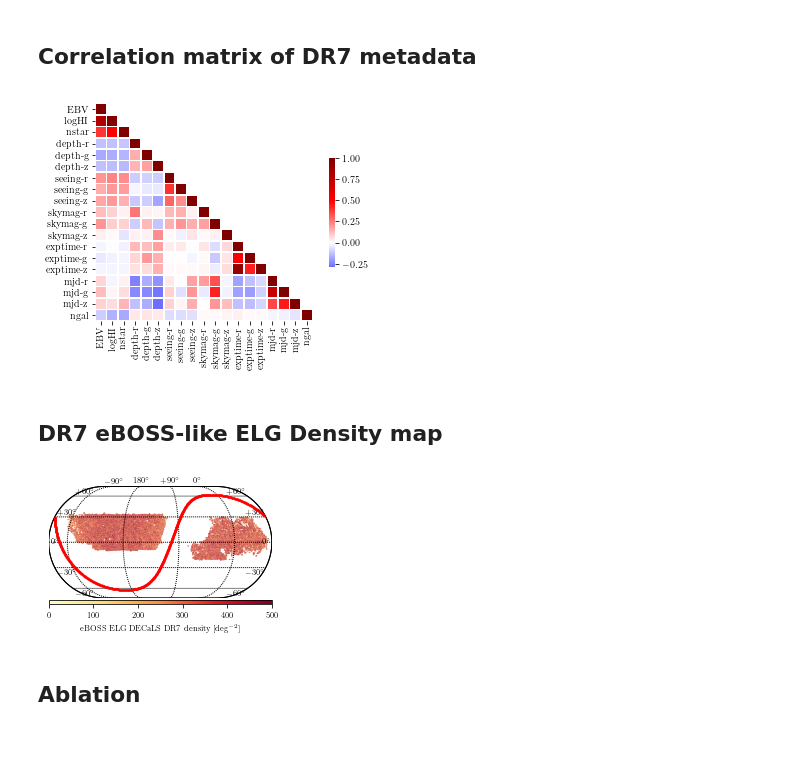
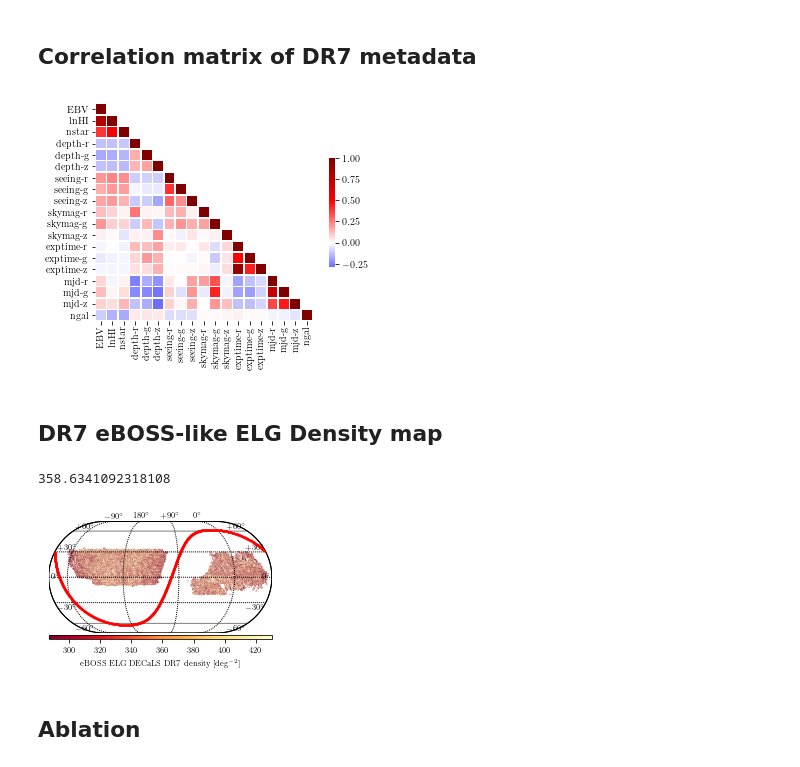
Before and after one commit to mehdirezaie/SYSNet, a Jupyter notebook: dataviz/DLpaper_plots.ipynb, the cells around one changed output. Cells and saved outputs as stored; diff of their text form; code cells hidden in the pictures.

```diff
--- a/dataviz/DLpaper_plots.ipynb
+++ b/dataviz/DLpaper_plots.ipynb
@@ -68,7 +68,7 @@ config = {'hpmap':{'frac':'/Volumes/TimeMachine/data/DR7/frac.hp.256.fits',
               'lb':['no weights', 'with linear weights','with quadratic weights', 'with NN weights'],
               'flb':['uni','lin', 'quad', 'nn_ab'],
              'ouname':'./figs/dr7_crosscl.pdf',
-              'xticks':['ebv', 'logHI', 'nstar']+ [s+'-'+b for s in
+              'xticks':['ebv', 'lnHI', 'nstar']+ [s+'-'+b for s in
                        ['depth', 'seeing', 'skymag','exptime', 'mjd'] for b in 'rgz']},
         'crossxi':{
              'clpath':lambda l:'/Volumes/TimeMachine/data/DR7/results/clustering/cl_'+l+'.npy',
@@ -82,7 +82,7 @@ config = {'hpmap':{'frac':'/Volumes/TimeMachine/data/DR7/frac.hp.256.fits',
               'lb':['no weights', 'with linear weights','with quadratic weights', 'with NN weights'],
               'flb':['uni','lin', 'quad', 'nn_ab'],
              'ouname':'./figs/dr7_crossxi.pdf',
-              'xticks':['ebv', 'logHI', 'nstar']+ [s+'-'+b for s in
+              'xticks':['ebv', 'lnHI', 'nstar']+ [s+'-'+b for s in
                        ['depth', 'seeing', 'skymag','exptime', 'mjd'] for b in 'rgz']}
          }
 # %% [markdown]
@@ -138,6 +138,7 @@ def plot_corrmax(config):
     plt.rcParams.update(params)
     data, h = ft.read(config['corrmax']['feats'], header=True)
     labels = config['corrmax']['xticks']
+    labels[1] = 'lnHI'  # log to ln
     mat = np.column_stack([data['features'].byteswap().newbyteorder(),
                            data['label'].byteswap().newbyteorder()])
     d = pd.DataFrame(data=mat, columns=labels+['ngal'])
@@ -151,39 +152,43 @@ def plot_corrmax(config):
     plt.savefig(config['corrmax']['ouname'], bbox_inches='tight')
 plot_corrmax(config)
 # %% [output]
-[figure, old version]
+[figure, new version]
 # %% [markdown]
 ## DR7 eBOSS-like ELG Density map
 # %%
 # density map
 def plot_elghmap(config):
     params = {
    'axes.spines.right':False,
    'axes.spines.top':False,
    'axes.labelsize': 8,
    #'text.fontsize': 8,
    'legend.fontsize': 8,
    'xtick.labelsize': 8,
    'ytick.labelsize': 8,
    'text.usetex': True,
    #'figure.figsize': [4, 3],
    'font.family':'serif',
     'font.size':8
    }
     plt.rcParams.update(params)
     frac = hp.read_map(config['hpmap']['frac'], verbose=False)
     ngal = hp.read_map(config['hpmap']['ngal'], verbose=False)
     #plt.rc('font', family='serif', size=15)
     plt.figure(figsize=(4, 3))
-    plotting.plot_healpix_map(ngal/frac/hp.nside2pixarea(config['hpmap']['nside'], degrees=True),
+    hmap = ngal/frac/hp.nside2pixarea(config['hpmap']['nside'], degrees=True)
+    hm   = np.mean(hmap[(hmap!=0.0) & ~np.isnan(hmap) & ~np.isinf(hmap)])
+    print(hm)
+    plotting.plot_healpix_map(hmap,
                               label=config['hpmap']['title'],
-                              vlimits=[0, 500], cmap='YlOrRd')
+                              vlimits=[0.8*hm, 1.2*hm], cmap='YlOrRd_r')
     plt.savefig(config['hpmap']['ouname'], bbox_inches='tight', dpi=300)
 
 # plot density map
 plot_elghmap(config)
 # %% [output]
+358.6341092318108
-[figure, old version]
+[figure, new version]
 # %% [markdown]
 ## Ablation
 # %%
```
Also changed, not shown: parts of 40 cells of this notebook, 10 other files.
